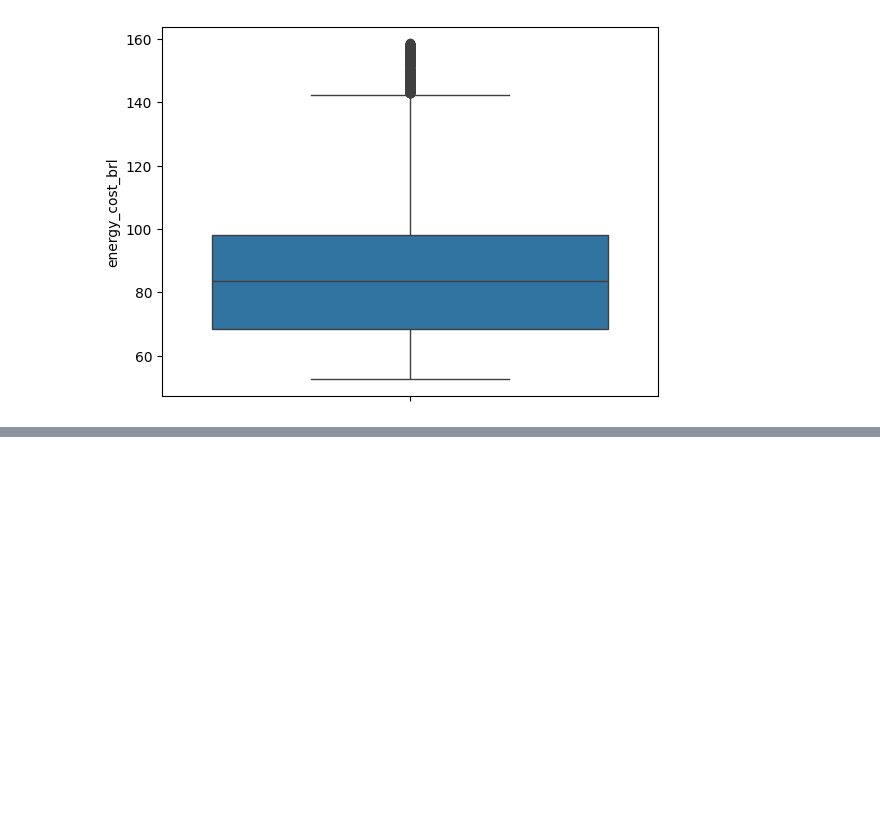
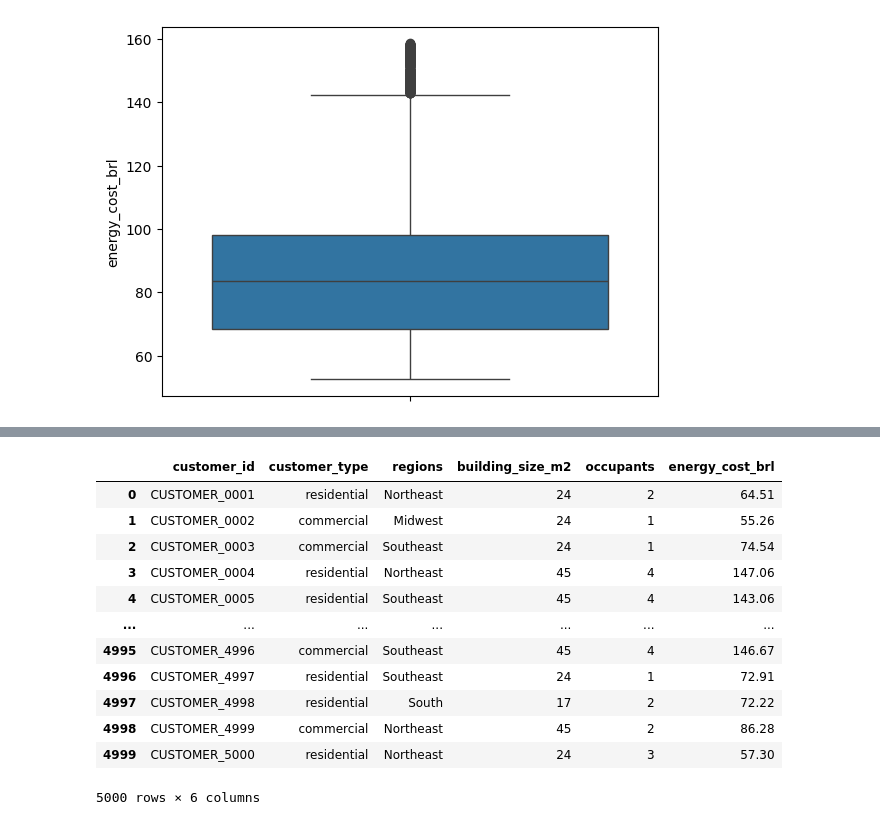
Before and after one commit to KrisDA-1/NU_Pandas, a Jupyter notebook: BD_Hypothesis.ipynb, the cells around one changed output, grey strips where cells are left out. Drawn from its saved outputs; the diff is of its cells as text; code cells hidden in the pictures; blank space fills up the shorter version.

```diff
--- a/BD_Hypothesis.ipynb
+++ b/BD_Hypothesis.ipynb
@@ -126,3 +138,23 @@ fig.update_yaxes(showline=True, linewidth=2, linecolor='grey')
 fig.show()
 # %% [output]
 [interactive output not drawn]
+# %%
+# We remove the only outlier in our dataset before handling missing values
+# Reset df to its original full state to ensure all columns are present
+df = pd.read_csv('energy_consumption.csv')
+dataset = df.drop(df[df['occupants']> 75].index).reset_index(drop=True)
+dataset
+# %% [output]
+|  | customer_id | customer_type | regions | building_size_m2 | occupants | energy_cost_brl |
+| 0 | CUSTOMER_0001 | residential | Northeast | 24 | 2 | 64.51 |
+| 1 | CUSTOMER_0002 | commercial | Midwest | 24 | 1 | 55.26 |
+| 2 | CUSTOMER_0003 | commercial | Southeast | 24 | 1 | 74.54 |
+| 3 | CUSTOMER_0004 | residential | Northeast | 45 | 4 | 147.06 |
+| 4 | CUSTOMER_0005 | residential | Southeast | 45 | 4 | 143.06 |
+| ... | ... | ... | ... | ... | ... | ... |
+| 4995 | CUSTOMER_4996 | commercial | Southeast | 45 | 4 | 146.67 |
+| 4996 | CUSTOMER_4997 | residential | Southeast | 24 | 1 | 72.91 |
+| 4997 | CUSTOMER_4998 | residential | South | 17 | 2 | 72.22 |
+| 4998 | CUSTOMER_4999 | commercial | Northeast | 45 | 2 | 86.28 |
+| 4999 | CUSTOMER_5000 | residential | Northeast | 24 | 3 | 57.30 |
+5000 rows × 6 columns
```
Also changed, not shown: parts of 15 cells of this notebook.
